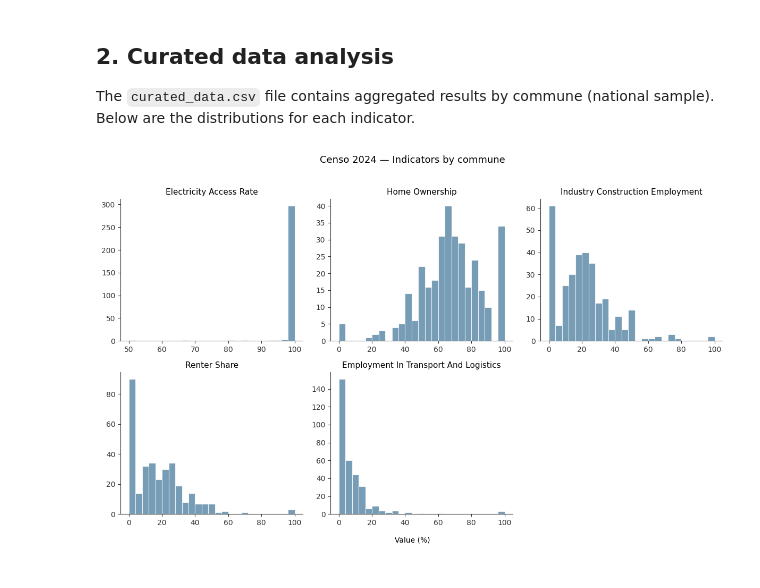
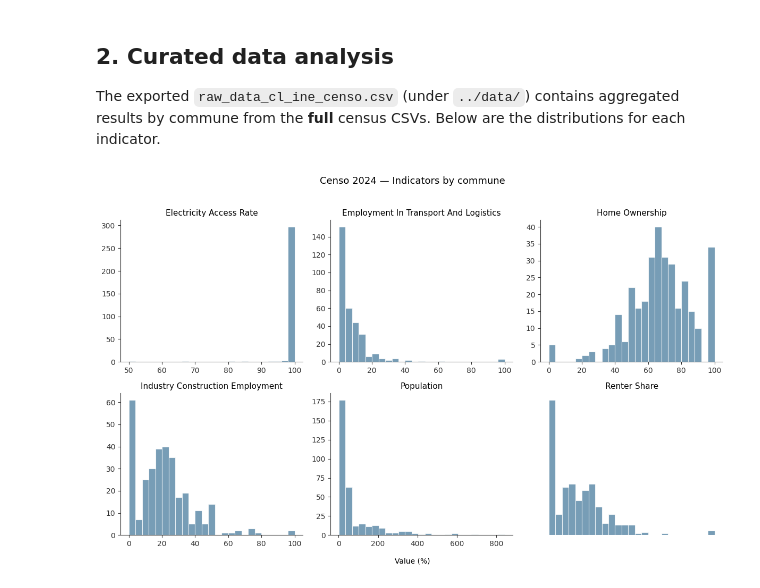
Before and after one commit to Open-Earth-Foundation/CityCatalyst-global-data, a Jupyter notebook: dataset-review/reviews/cl-ine/cl-ine-censo/releases/2024/notebook/exploration.ipynb, the cells around one changed output. Drawn from its saved outputs; the diff is of its cells as text; code cells hidden in the pictures.

```diff
--- a/dataset-review/reviews/cl-ine/cl-ine-censo/releases/2024/notebook/exploration.ipynb
+++ b/dataset-review/reviews/cl-ine/cl-ine-censo/releases/2024/notebook/exploration.ipynb
@@ -132,12 +154,12 @@ df.to_csv("../sample/raw_data_cl_ine_censo.csv", index=False)
 # %% [markdown]
 ## 2. Curated data analysis
 
-The `curated_data.csv` file contains aggregated results by commune (national sample). Below are the distributions for each indicator.
+The exported `raw_data_cl_ine_censo.csv` (under `../data/`) contains aggregated results by commune from the **full** census CSVs. Below are the distributions for each indicator.
 # %%
 import pandas as pd
 import matplotlib.pyplot as plt
 
-df = pd.read_csv("../sample/raw_data_cl_ine_censo.csv")
+df = pd.read_csv("../data/raw_data_cl_ine_censo.csv")
 
 # Minimal style
 plt.rcParams.update({
@@ -146,31 +168,31 @@ plt.rcParams.update({
     "axes.edgecolor": "#333",
     "axes.linewidth": 0.8,
     "grid.color": "#e0e0e0",
     "grid.alpha": 0.7,
     "xtick.color": "#333",
     "ytick.color": "#333",
     "font.size": 10,
 })
 
 fig, axes = plt.subplots(2, 3, figsize=(12, 7))
 axes = axes.flatten()
 
 for i, attr in enumerate(df["attribute_type"].unique()):
     ax = axes[i]
     data = df.loc[df["attribute_type"] == attr, "attribute_value"]
     ax.hist(data, bins=25, color="#4a7c9e", alpha=0.75, edgecolor="white", linewidth=0.8)
     ax.set_title(attr.replace("_", " ").title(), fontsize=11)
     ax.set_xlabel("")
     ax.set_ylabel("")
     ax.yaxis.set_major_formatter(plt.FuncFormatter(lambda x, _: f"{int(x)}"))
     ax.spines["top"].set_visible(False)
     ax.spines["right"].set_visible(False)
 
 axes[-1].axis("off")
 
 fig.suptitle("Censo 2024 — Indicators by commune", fontsize=13, y=1.02)
 fig.text(0.5, -0.02, "Value (%)", ha="center", fontsize=10)
 plt.tight_layout()
 plt.show()
 # %% [output]
-[figure, old version]
+[figure, new version]
```
Also changed, not shown: parts of 5 cells of this notebook, 12 other files.
